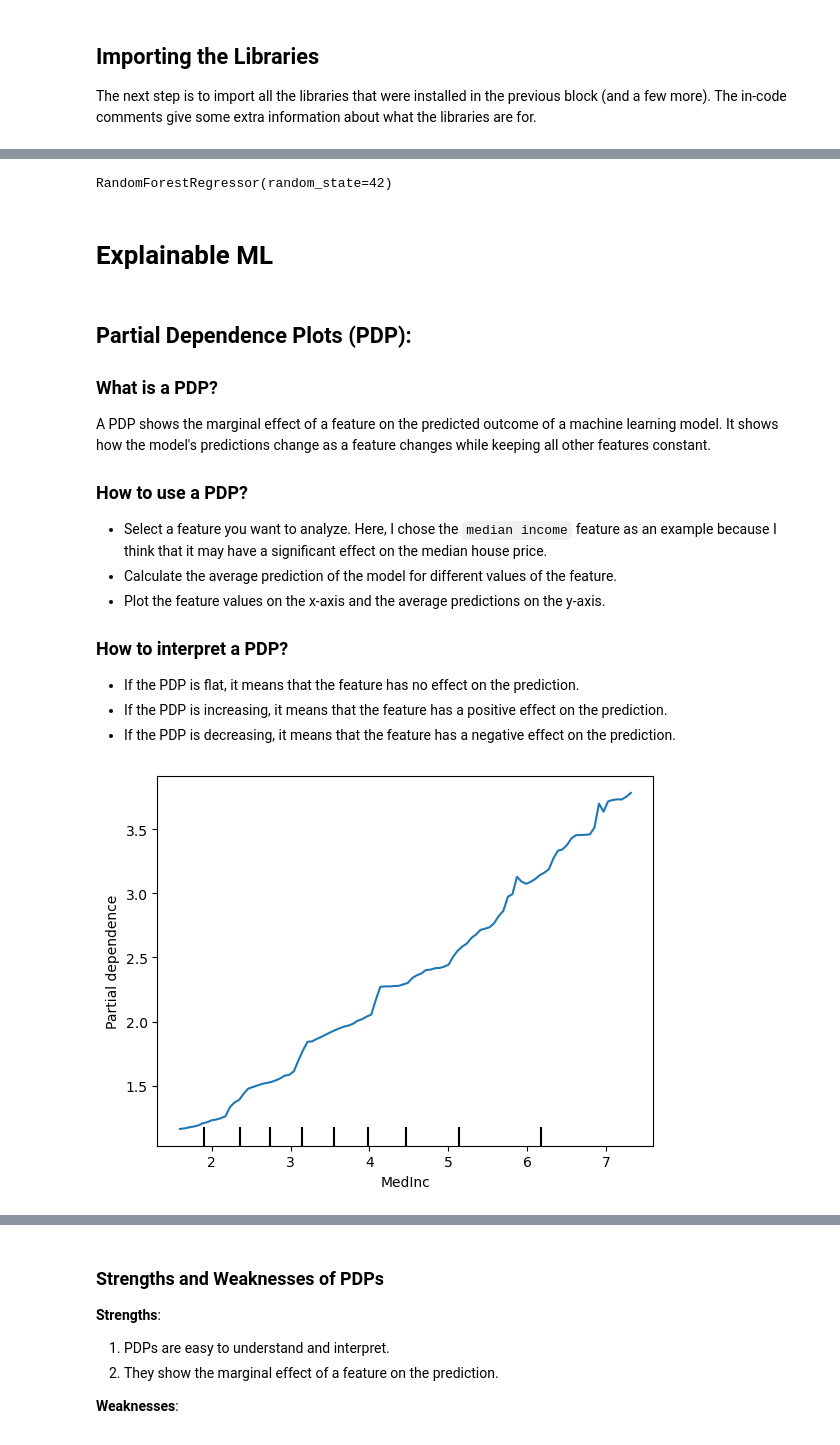
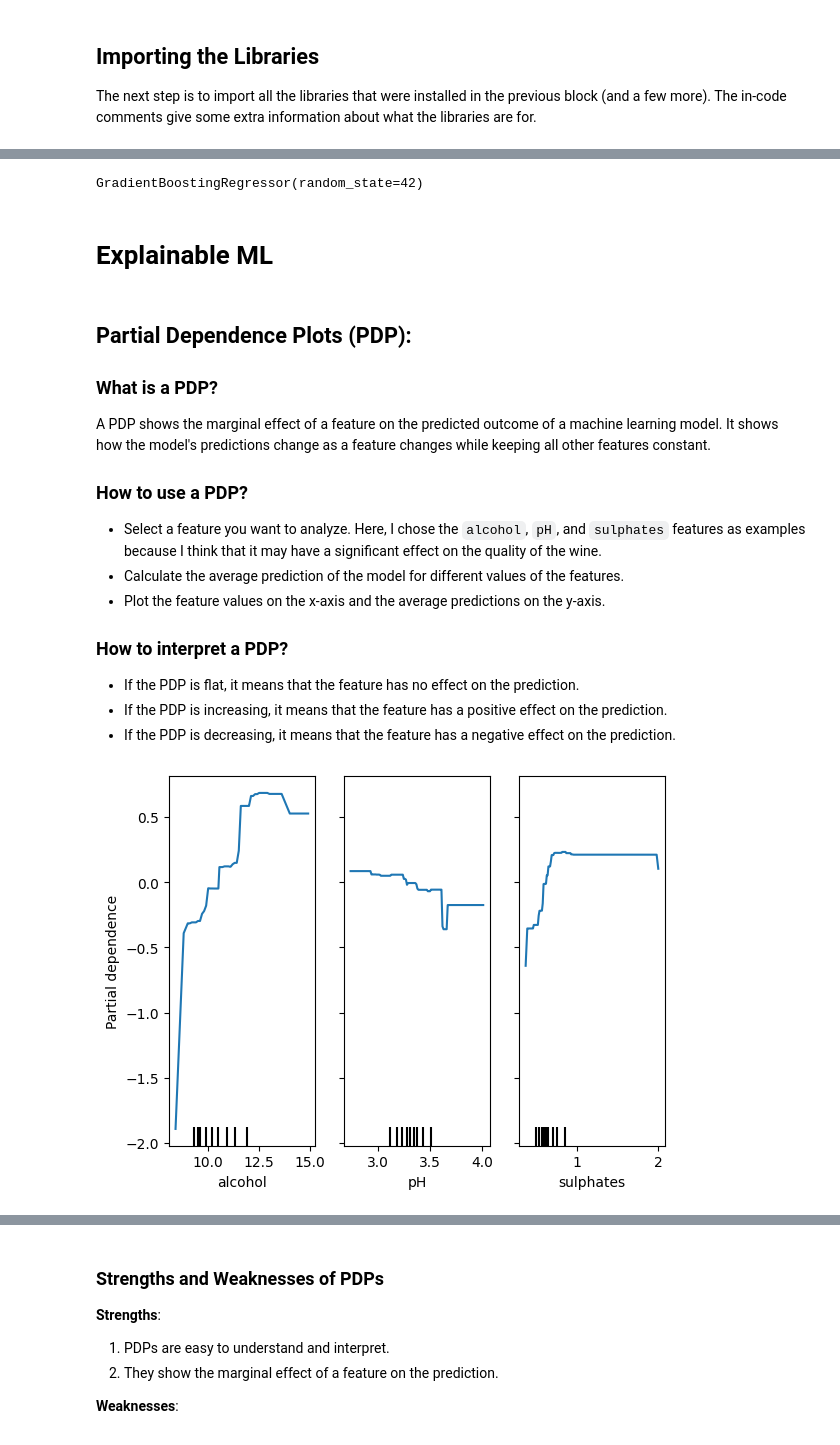
Before and after one commit to AaryaDesai1/PDP_ICE_ALE, a Jupyter notebook: PDP_ALE.ipynb, the cells around one changed output, grey strips where cells are left out. Cells and saved outputs as stored; diff of their text form; code cells hidden in the pictures.

```diff
--- a/PDP_ALE.ipynb
+++ b/PDP_ALE.ipynb
@@ -116,9 +116,13 @@ from sklearn.inspection import permutation_importance
 **Train-Test Split**: The data is then split into a train and test set to train the model on and test it respectively. A standard 80-20 split is used. I also set a random seed to make sure the same datapoints are in the train and test sets any time the cell is run to ensure consistency.
 # %%
 # Loading the data
-california_housing = fetch_california_housing(as_frame=True)
-X = california_housing.data  # Features
-y = california_housing.target  # Target variable (housing prices)
+wine_data = fetch_openml(name="wine-quality-red", as_frame=True)
+df = wine_data.frame
+df = df.rename(columns={'class': 'quality'})
+
+# Splitting the data into train and test sets
+X = df.drop('quality', axis=1)
+y = df['quality']
 
 # Train-test split
 X_train, X_test, y_train, y_test = train_test_split(
@@ -132,9 +141,9 @@ It’s an ensemble of decision trees, where the output is averaged, making it ha
 # %%
 # Training the model
-model = RandomForestRegressor(n_estimators=100, random_state=42)
+model = GradientBoostingRegressor(n_estimators=100, learning_rate=0.1, max_depth=3, random_state=42)
 model.fit(X_train, y_train)
 # %% [output]
-RandomForestRegressor(random_state=42)
+GradientBoostingRegressor(random_state=42)
 # %% [markdown]
 # Explainable ML
 # %% [markdown]
@@ -144,8 +153,8 @@ RandomForestRegressor(random_state=42)
 A PDP shows the marginal effect of a feature on the predicted outcome of a machine learning model. It shows how the model's predictions change as a feature changes while keeping all other features constant.
 
 ### How to use a PDP?
-- Select a feature you want to analyze. Here, I chose the `median income` feature as an example because I think that it may have a significant effect on the median house price.
-- Calculate the average prediction of the model for different values of the feature.
+- Select a feature you want to analyze. Here, I chose the `alcohol`, `pH`, and `sulphates` features as examples because I think that it may have a significant effect on the quality of the wine.
+- Calculate the average prediction of the model for different values of the features.
 - Plot the feature values on the x-axis and the average predictions on the y-axis.
 
 ### How to interpret a PDP?
@@ -153,11 +162,11 @@ A PDP shows the marginal effect of a feature on the predicted outcome of a machi
 - If the PDP is increasing, it means that the feature has a positive effect on the prediction.
 - If the PDP is decreasing, it means that the feature has a negative effect on the prediction.
 # %%
-# Feature of interest
-median_income = X_train['MedInc']
+# Features of interest
+features = ['alcohol', 'pH', 'sulphates']
 
-# Plotting the PDP plot
+# Calculating the average prediction for different values of the features
 pdp = PartialDependenceDisplay.from_estimator(
-    model, X_train, features=['MedInc'])
+    model, X_train, features=features)
 # %% [output]
-[figure, old version]
+[figure, new version]
```
Also changed, not shown: parts of 17 cells of this notebook.
